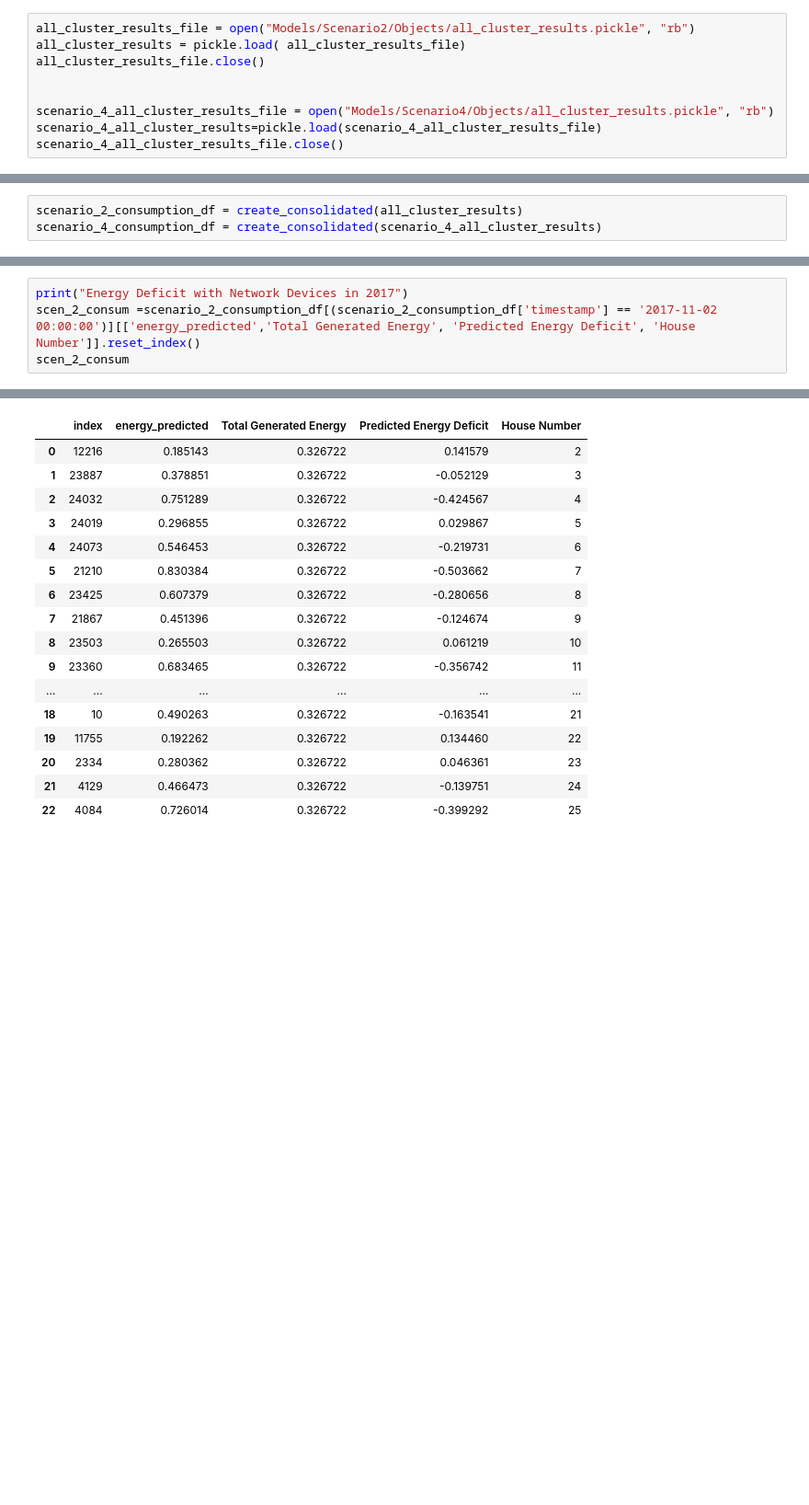
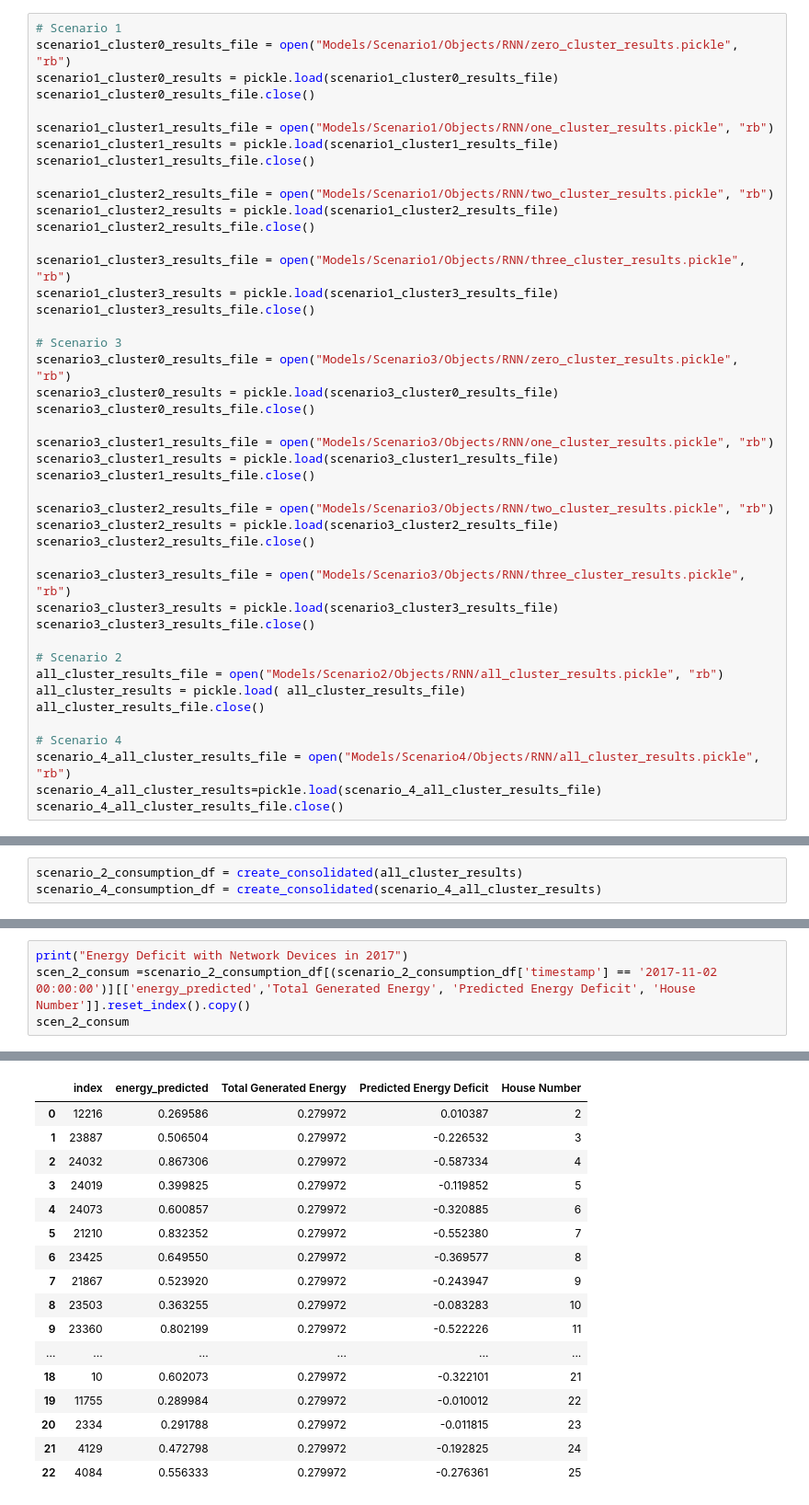
Before and after one commit to rishabhjain1997/Energy-Datasets, a Jupyter notebook: Deficit_Graphs.ipynb, the cells around one changed output, grey strips where cells are left out. Shown at 92% size. Drawn from its saved outputs; the diff is of its cells as text; blank space fills up the shorter version.

```diff
--- a/Deficit_Graphs.ipynb
+++ b/Deficit_Graphs.ipynb
@@ -33,10 +35,45 @@ import seaborn as sns
 # %%
-all_cluster_results_file = open("Models/Scenario2/Objects/all_cluster_results.pickle", "rb")
+# Scenario 1
+scenario1_cluster0_results_file = open("Models/Scenario1/Objects/RNN/zero_cluster_results.pickle", "rb")
+scenario1_cluster0_results = pickle.load(scenario1_cluster0_results_file)
+scenario1_cluster0_results_file.close()
+
+scenario1_cluster1_results_file = open("Models/Scenario1/Objects/RNN/one_cluster_results.pickle", "rb")
+scenario1_cluster1_results = pickle.load(scenario1_cluster1_results_file)
+scenario1_cluster1_results_file.close()
+
+scenario1_cluster2_results_file = open("Models/Scenario1/Objects/RNN/two_cluster_results.pickle", "rb")
+scenario1_cluster2_results = pickle.load(scenario1_cluster2_results_file)
+scenario1_cluster2_results_file.close()
+
+scenario1_cluster3_results_file = open("Models/Scenario1/Objects/RNN/three_cluster_results.pickle", "rb")
+scenario1_cluster3_results = pickle.load(scenario1_cluster3_results_file)
+scenario1_cluster3_results_file.close()
+
+# Scenario 3
+scenario3_cluster0_results_file = open("Models/Scenario3/Objects/RNN/zero_cluster_results.pickle", "rb")
+scenario3_cluster0_results = pickle.load(scenario3_cluster0_results_file)
+scenario3_cluster0_results_file.close()
+
+scenario3_cluster1_results_file = open("Models/Scenario3/Objects/RNN/one_cluster_results.pickle", "rb")
+scenario3_cluster1_results = pickle.load(scenario3_cluster1_results_file)
+scenario3_cluster1_results_file.close()
+
+scenario3_cluster2_results_file = open("Models/Scenario3/Objects/RNN/two_cluster_results.pickle", "rb")
+scenario3_cluster2_results = pickle.load(scenario3_cluster2_results_file)
+scenario3_cluster2_results_file.close()
+
+scenario3_cluster3_results_file = open("Models/Scenario3/Objects/RNN/three_cluster_results.pickle", "rb")
+scenario3_cluster3_results = pickle.load(scenario3_cluster3_results_file)
+scenario3_cluster3_results_file.close()
+
+# Scenario 2
+all_cluster_results_file = open("Models/Scenario2/Objects/RNN/all_cluster_results.pickle", "rb")
 all_cluster_results = pickle.load( all_cluster_results_file)
 all_cluster_results_file.close()
 
-
-scenario_4_all_cluster_results_file = open("Models/Scenario4/Objects/all_cluster_results.pickle", "rb")
+# Scenario 4
+scenario_4_all_cluster_results_file = open("Models/Scenario4/Objects/RNN/all_cluster_results.pickle", "rb")
 scenario_4_all_cluster_results=pickle.load(scenario_4_all_cluster_results_file)
 scenario_4_all_cluster_results_file.close()
 # %%
@@ -76,26 +113,26 @@ scenario_4_consumption_df
 606477 rows × 11 columns
 # %%
 print("Energy Deficit with Network Devices in 2017")
-scen_2_consum =scenario_2_consumption_df[(scenario_2_consumption_df['timestamp'] == '2017-11-02 00:00:00')][['energy_predicted','Total Generated Energy', 'Predicted Energy Deficit', 'House Number']].reset_index()
+scen_2_consum =scenario_2_consumption_df[(scenario_2_consumption_df['timestamp'] == '2017-11-02 00:00:00')][['energy_predicted','Total Generated Energy', 'Predicted Energy Deficit', 'House Number']].reset_index().copy()
 scen_2_consum
 # %% [output]
 Energy Deficit with Network Devices in 2017
 |  | index | energy_predicted | Total Generated Energy | Predicted Energy Deficit | House Number |
-| 0 | 12216 | 0.185143 | 0.326722 | 0.141579 | 2 |
-| 1 | 23887 | 0.378851 | 0.326722 | -0.052129 | 3 |
-| 2 | 24032 | 0.751289 | 0.326722 | -0.424567 | 4 |
-| 3 | 24019 | 0.296855 | 0.326722 | 0.029867 | 5 |
-| 4 | 24073 | 0.546453 | 0.326722 | -0.219731 | 6 |
-| 5 | 21210 | 0.830384 | 0.326722 | -0.503662 | 7 |
-| 6 | 23425 | 0.607379 | 0.326722 | -0.280656 | 8 |
-| 7 | 21867 | 0.451396 | 0.326722 | -0.124674 | 9 |
-| 8 | 23503 | 0.265503 | 0.326722 | 0.061219 | 10 |
-| 9 | 23360 | 0.683465 | 0.326722 | -0.356742 | 11 |
+| 0 | 12216 | 0.269586 | 0.279972 | 0.010387 | 2 |
+| 1 | 23887 | 0.506504 | 0.279972 | -0.226532 | 3 |
+| 2 | 24032 | 0.867306 | 0.279972 | -0.587334 | 4 |
+| 3 | 24019 | 0.399825 | 0.279972 | -0.119852 | 5 |
+| 4 | 24073 | 0.600857 | 0.279972 | -0.320885 | 6 |
+| 5 | 21210 | 0.832352 | 0.279972 | -0.552380 | 7 |
+| 6 | 23425 | 0.649550 | 0.279972 | -0.369577 | 8 |
+| 7 | 21867 | 0.523920 | 0.279972 | -0.243947 | 9 |
+| 8 | 23503 | 0.363255 | 0.279972 | -0.083283 | 10 |
+| 9 | 23360 | 0.802199 | 0.279972 | -0.522226 | 11 |
 | ... | ... | ... | ... | ... | ... |
-| 18 | 10 | 0.490263 | 0.326722 | -0.163541 | 21 |
-| 19 | 11755 | 0.192262 | 0.326722 | 0.134460 | 22 |
-| 20 | 2334 | 0.280362 | 0.326722 | 0.046361 | 23 |
-| 21 | 4129 | 0.466473 | 0.326722 | -0.139751 | 24 |
-| 22 | 4084 | 0.726014 | 0.326722 | -0.399292 | 25 |
+| 18 | 10 | 0.602073 | 0.279972 | -0.322101 | 21 |
+| 19 | 11755 | 0.289984 | 0.279972 | -0.010012 | 22 |
+| 20 | 2334 | 0.291788 | 0.279972 | -0.011815 | 23 |
+| 21 | 4129 | 0.472798 | 0.279972 | -0.192825 | 24 |
+| 22 | 4084 | 0.556333 | 0.279972 | -0.276361 | 25 |
 # %%
 print("Energy Deficit without Network Devices in 2017")
```
Also changed, not shown: parts of 22 cells of this notebook, 8 other files.
